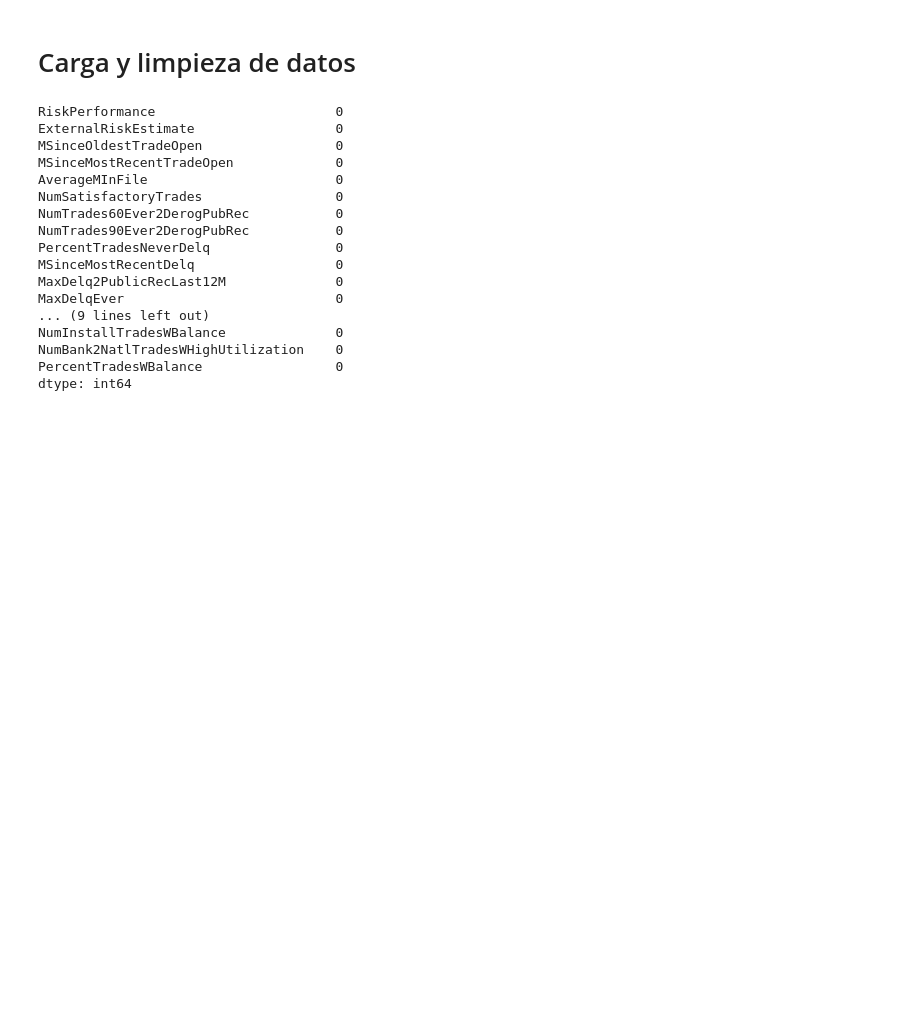
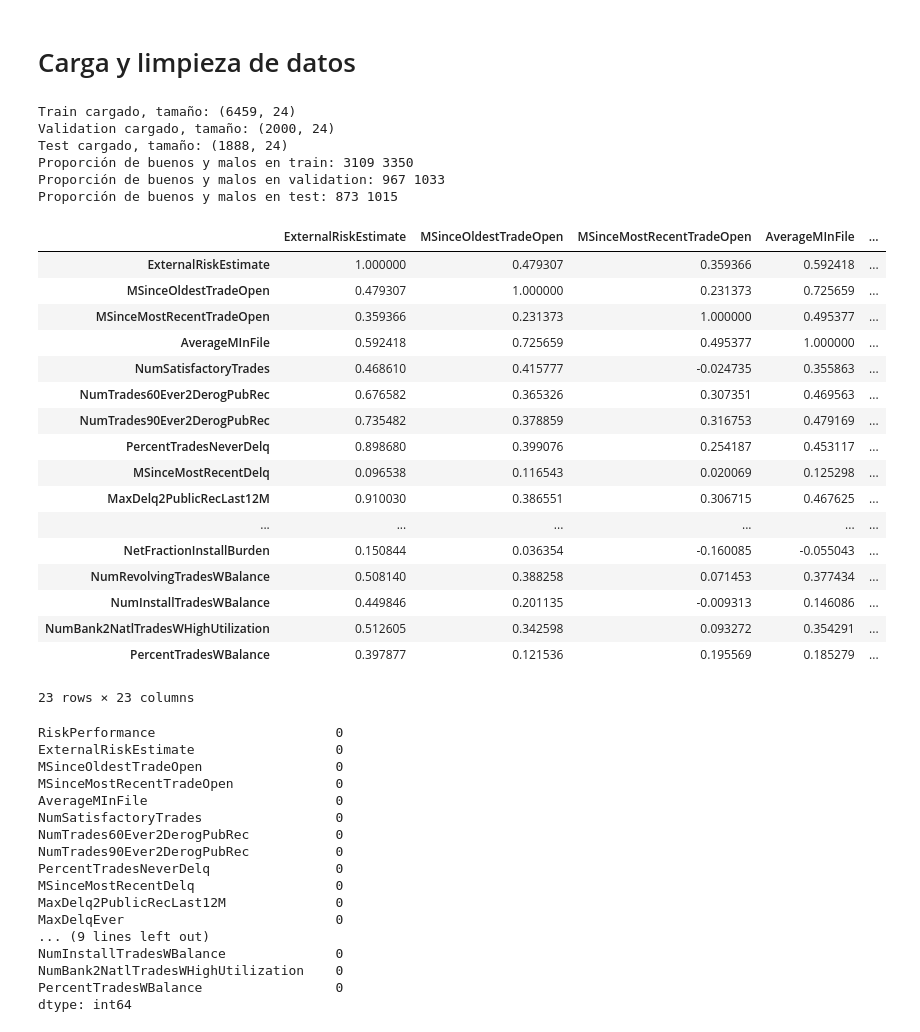
Before and after one commit to dahermar/IAExplicable, a Jupyter notebook: Practica1/linear.ipynb, the cells around one changed output. Drawn from its saved outputs; the diff is of its cells as text; code cells hidden in the pictures; blank space fills up the shorter version.

```diff
--- a/Practica1/linear.ipynb
+++ b/Practica1/linear.ipynb
@@ -11,14 +11,59 @@ train_csv = pd.read_csv('data/train.csv')
 validation_csv = pd.read_csv('data/validation.csv')
 test_csv = pd.read_csv('data/test.csv')
 
+# Mostrar tamaño de los conjuntos de datos
+print('Train cargado, tamaño:', train_csv.shape)
+print('Validation cargado, tamaño:', validation_csv.shape)
+print('Test cargado, tamaño:', test_csv.shape)
+
 # Separar datos y etiquetas
 feature_cols = train_csv.columns.values.tolist()[1:]
-X_train = train_csv[feature_cols]
+X_train = pd.DataFrame(train_csv[feature_cols], columns=feature_cols)
 y_train = train_csv['RiskPerformance']
-X_validation = validation_csv[feature_cols]
+X_validation = pd.DataFrame(validation_csv[feature_cols], columns=feature_cols)
 y_validation = validation_csv['RiskPerformance']
-X_test = test_csv[feature_cols]
+X_test = pd.DataFrame(test_csv[feature_cols], columns=feature_cols)
 y_test = test_csv['RiskPerformance']
+
+# Calcular cantidad de valores 'good' y 'bad' en los conjuntos de datos
+num_good_train = train_csv[train_csv['RiskPerformance'] == 'Good'].shape[0]
+num_bad_train = train_csv[train_csv['RiskPerformance'] == 'Bad'].shape[0]
+num_good_validation = validation_csv[validation_csv['RiskPerformance'] == 'Good'].shape[0]
+num_bad_validation = validation_csv[validation_csv['RiskPerformance'] == 'Bad'].shape[0]
+num_good_test = test_csv[test_csv['RiskPerformance'] == 'Good'].shape[0]
+num_bad_test = test_csv[test_csv['RiskPerformance'] == 'Bad'].shape[0]
+
+print('Proporción de buenos y malos en train:', num_good_train, num_bad_train)
+print('Proporción de buenos y malos en validation:', num_good_validation, num_bad_validation)
+print('Proporción de buenos y malos en test:', num_good_test, num_bad_test)
+# %% [output]
+Train cargado, tamaño: (6459, 24)
+Validation cargado, tamaño: (2000, 24)
+Test cargado, tamaño: (1888, 24)
+Proporción de buenos y malos en train: 3109 3350
+Proporción de buenos y malos en validation: 967 1033
+Proporción de buenos y malos en test: 873 1015
+# %%
+X_train.corr()
+# %% [output]
+|  | ExternalRiskEstimate | MSinceOldestTradeOpen | MSinceMostRecentTradeOpen | AverageMInFile | ... |
+| ExternalRiskEstimate | 1.000000 | 0.479307 | 0.359366 | 0.592418 | ... |
+| MSinceOldestTradeOpen | 0.479307 | 1.000000 | 0.231373 | 0.725659 | ... |
+| MSinceMostRecentTradeOpen | 0.359366 | 0.231373 | 1.000000 | 0.495377 | ... |
+| AverageMInFile | 0.592418 | 0.725659 | 0.495377 | 1.000000 | ... |
+| NumSatisfactoryTrades | 0.468610 | 0.415777 | -0.024735 | 0.355863 | ... |
+| NumTrades60Ever2DerogPubRec | 0.676582 | 0.365326 | 0.307351 | 0.469563 | ... |
+| NumTrades90Ever2DerogPubRec | 0.735482 | 0.378859 | 0.316753 | 0.479169 | ... |
+| PercentTradesNeverDelq | 0.898680 | 0.399076 | 0.254187 | 0.453117 | ... |
+| MSinceMostRecentDelq | 0.096538 | 0.116543 | 0.020069 | 0.125298 | ... |
+| MaxDelq2PublicRecLast12M | 0.910030 | 0.386551 | 0.306715 | 0.467625 | ... |
+| ... | ... | ... | ... | ... | ... |
+| NetFractionInstallBurden | 0.150844 | 0.036354 | -0.160085 | -0.055043 | ... |
+| NumRevolvingTradesWBalance | 0.508140 | 0.388258 | 0.071453 | 0.377434 | ... |
+| NumInstallTradesWBalance | 0.449846 | 0.201135 | -0.009313 | 0.146086 | ... |
+| NumBank2NatlTradesWHighUtilization | 0.512605 | 0.342598 | 0.093272 | 0.354291 | ... |
+| PercentTradesWBalance | 0.397877 | 0.121536 | 0.195569 | 0.185279 | ... |
+23 rows × 23 columns
 # %%
 # Comprobar si hay valores nulos
 print(train_csv.isnull().sum() + validation_csv.isnull().sum() + test_csv.isnull().sum())
```
Also changed, not shown: parts of 11 cells of this notebook.
